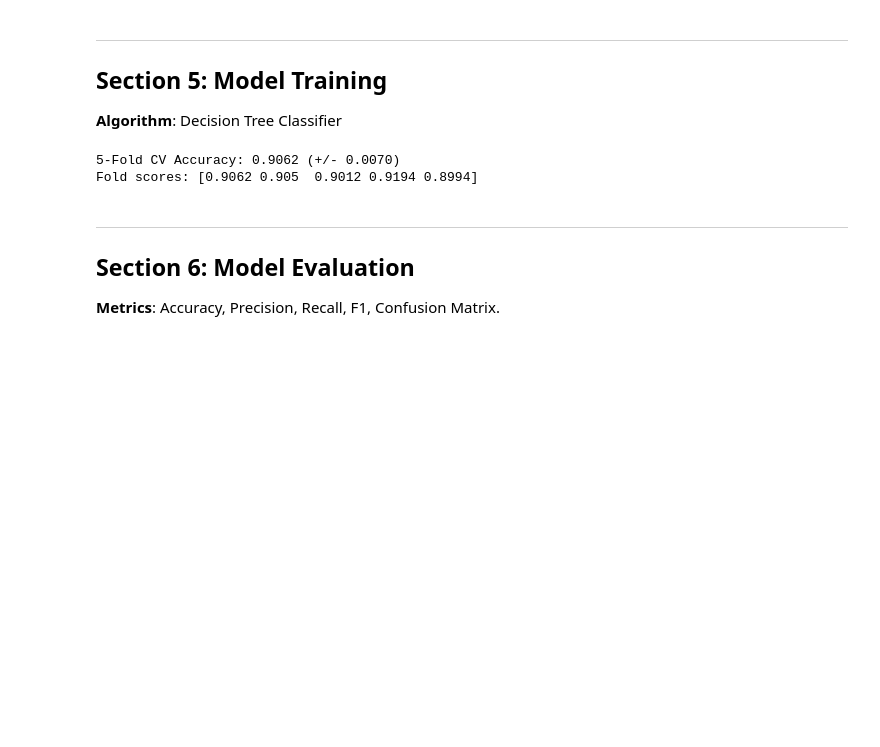
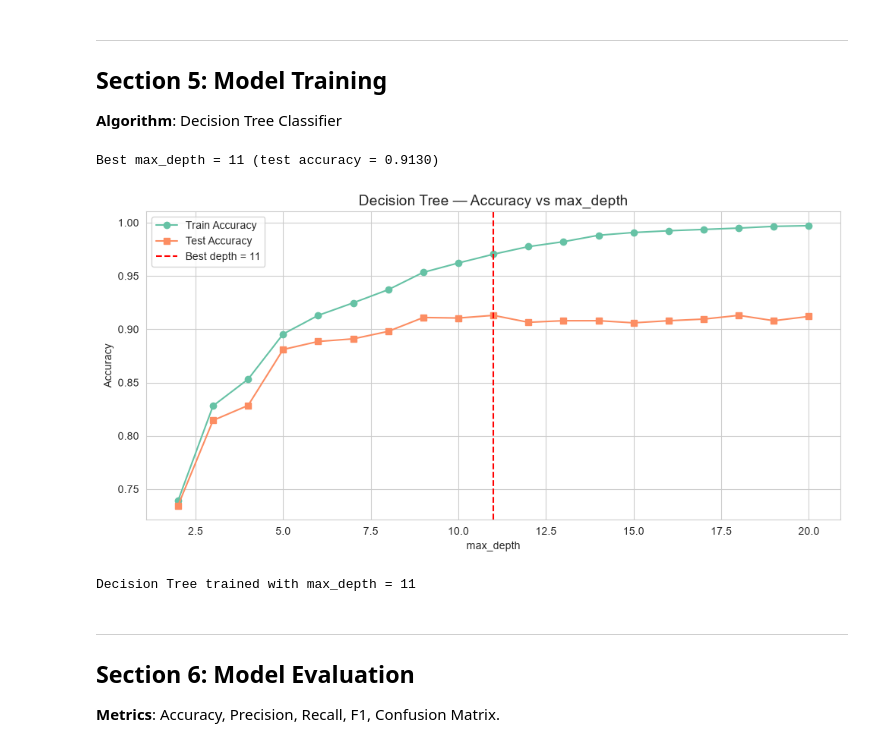
Before and after one commit to Nikhil-Jones/ML-Algorithms, a Jupyter notebook: app/normalised_notebooks/classification/DecisionTree.ipynb, the cells around one changed output. Drawn from its saved outputs; the diff is of its cells as text; code cells hidden in the pictures; blank space fills up the shorter version.

```diff
--- a/app/normalised_notebooks/classification/DecisionTree.ipynb
+++ b/app/normalised_notebooks/classification/DecisionTree.ipynb
@@ -286,14 +272,42 @@ Scaled train — mean: -0.0000, std: 1.0000
 ## Section 5: Model Training
 
 **Algorithm**: Decision Tree Classifier
-# %%
-# 5-fold cross-validation
-cv_scores = cross_val_score(model, X_train_scaled, y_train, cv=5, scoring='accuracy')
-print(f"5-Fold CV Accuracy: {cv_scores.mean():.4f} (+/- {cv_scores.std():.4f})")
-print(f"Fold scores: {cv_scores.round(4)}")
-# %% [output]
-5-Fold CV Accuracy: 0.9062 (+/- 0.0070)
-Fold scores: [0.9062 0.905  0.9012 0.9194 0.8994]
+# %%
+# Tune max_depth: 2–20
+depth_range = range(2, 21)
+train_acc = []
+test_acc = []
+
+for d in depth_range:
+    dt = DecisionTreeClassifier(max_depth=d, random_state=RANDOM_STATE)
+    dt.fit(X_train_scaled, y_train)
+    train_acc.append(accuracy_score(y_train, dt.predict(X_train_scaled)))
+    test_acc.append(accuracy_score(y_test, dt.predict(X_test_scaled)))
+
+best_depth = list(depth_range)[np.argmax(test_acc)]
+print(f"Best max_depth = {best_depth} (test accuracy = {max(test_acc):.4f})")
+
+# Plot accuracy vs depth
+plt.figure(figsize=(10, 5))
+plt.plot(list(depth_range), train_acc, 'o-', label='Train Accuracy', color=sns.color_palette('Set2')[0])
+plt.plot(list(depth_range), test_acc, 's-', label='Test Accuracy', color=sns.color_palette('Set2')[1])
+plt.axvline(best_depth, color='red', linestyle='--', label=f'Best depth = {best_depth}')
+plt.xlabel('max_depth')
+plt.ylabel('Accuracy')
+plt.title('Decision Tree — Accuracy vs max_depth', fontsize=14)
+plt.legend()
+plt.tight_layout()
+plt.show()
+
+# Train final model with best max_depth
+model = DecisionTreeClassifier(max_depth=best_depth, random_state=RANDOM_STATE)
+model.fit(X_train_scaled, y_train)
+y_pred = model.predict(X_test_scaled)
+print(f"Decision Tree trained with max_depth = {best_depth}")
+# %% [output]
+Best max_depth = 11 (test accuracy = 0.9130)
+[figure, added]
+Decision Tree trained with max_depth = 11
 # %% [markdown]
 ---
 ## Section 6: Model Evaluation
```
Also changed, not shown: parts of 6 cells of this notebook, 10 other files.
